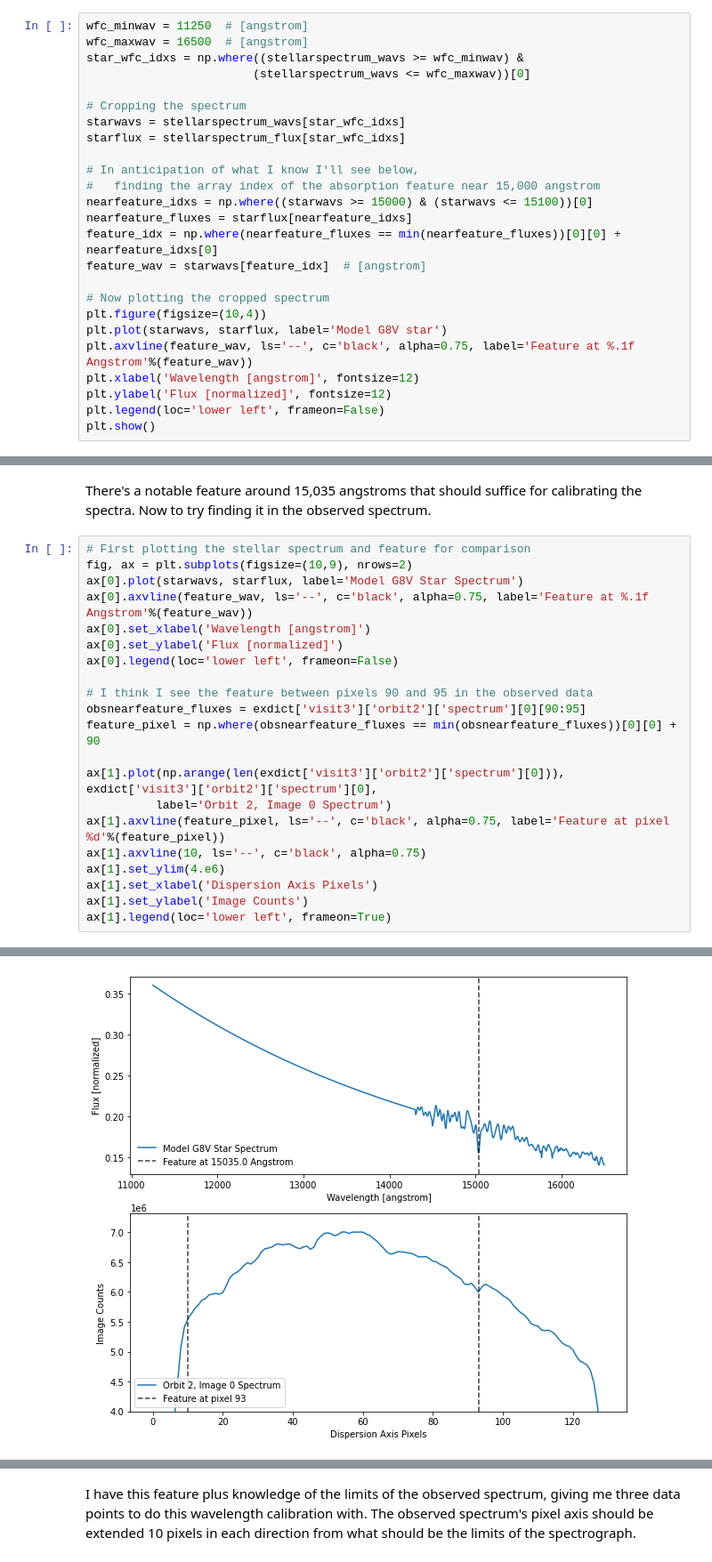
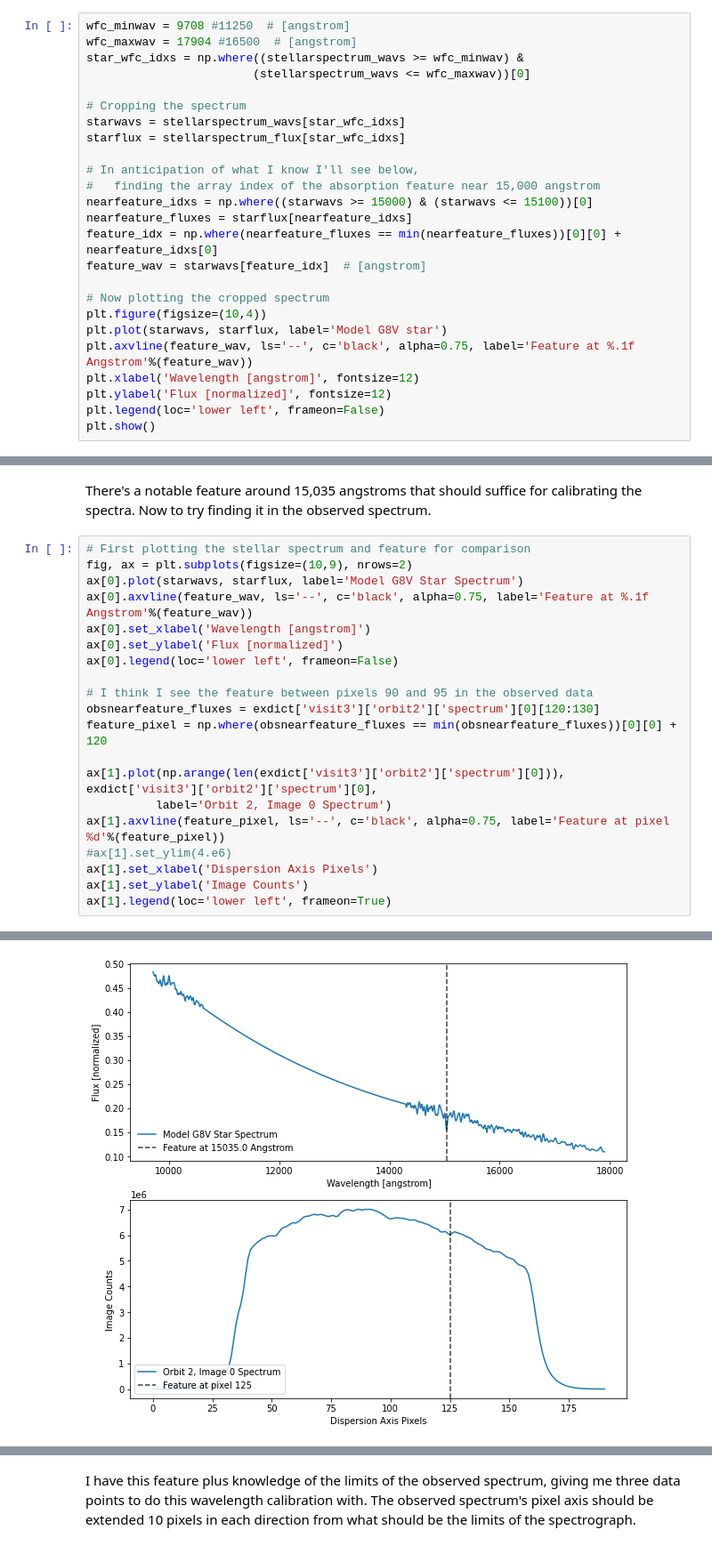
Before and after one commit to mm-murphy/hd219666b, a Jupyter notebook: reduction/Extracting the Transmission Spectra Time Series.ipynb, the cells around one changed output, grey strips where cells are left out. Shown at 89% size. Cells and saved outputs as stored; diff of their text form.

```diff
--- a/reduction/Extracting the Transmission Spectra Time Series.ipynb
+++ b/reduction/Extracting the Transmission Spectra Time Series.ipynb
@@ -55,8 +55,8 @@ I'm unsure what this spectrum is normalized with respect to, but it doesn't matt
 # %% [markdown]
 Let's crop this down to the WFC3 wavelength range.
 # %%
-wfc_minwav = 11250  # [angstrom]
-wfc_maxwav = 16500  # [angstrom]
+wfc_minwav = 9708 #11250  # [angstrom]
+wfc_maxwav = 17904 #16500  # [angstrom]
 star_wfc_idxs = np.where((stellarspectrum_wavs >= wfc_minwav) &
                         (stellarspectrum_wavs <= wfc_maxwav))[0]
 
@@ -86,24 +86,23 @@ There's a notable feature around 15,035 angstroms that should suffice for calibr
 # %%
 # First plotting the stellar spectrum and feature for comparison
 fig, ax = plt.subplots(figsize=(10,9), nrows=2)
 ax[0].plot(starwavs, starflux, label='Model G8V Star Spectrum')
 ax[0].axvline(feature_wav, ls='--', c='black', alpha=0.75, label='Feature at %.1f Angstrom'%(feature_wav))
 ax[0].set_xlabel('Wavelength [angstrom]')
 ax[0].set_ylabel('Flux [normalized]')
 ax[0].legend(loc='lower left', frameon=False)
 
 # I think I see the feature between pixels 90 and 95 in the observed data
-obsnearfeature_fluxes = exdict['visit3']['orbit2']['spectrum'][0][90:95]
-feature_pixel = np.where(obsnearfeature_fluxes == min(obsnearfeature_fluxes))[0][0] + 90
+obsnearfeature_fluxes = exdict['visit3']['orbit2']['spectrum'][0][120:130]
+feature_pixel = np.where(obsnearfeature_fluxes == min(obsnearfeature_fluxes))[0][0] + 120
 
 ax[1].plot(np.arange(len(exdict['visit3']['orbit2']['spectrum'][0])), exdict['visit3']['orbit2']['spectrum'][0],
           label='Orbit 2, Image 0 Spectrum')
 ax[1].axvline(feature_pixel, ls='--', c='black', alpha=0.75, label='Feature at pixel %d'%(feature_pixel))
-ax[1].axvline(10, ls='--', c='black', alpha=0.75)
-ax[1].set_ylim(4.e6)
+#ax[1].set_ylim(4.e6)
 ax[1].set_xlabel('Dispersion Axis Pixels')
 ax[1].set_ylabel('Image Counts')
 ax[1].legend(loc='lower left', frameon=True)
 # %% [output]
 <matplotlib.legend.Legend at 0x...>
-[figure, old version]
+[figure, new version]
```
Also changed, not shown: parts of 25 cells of this notebook, 17 other files.
